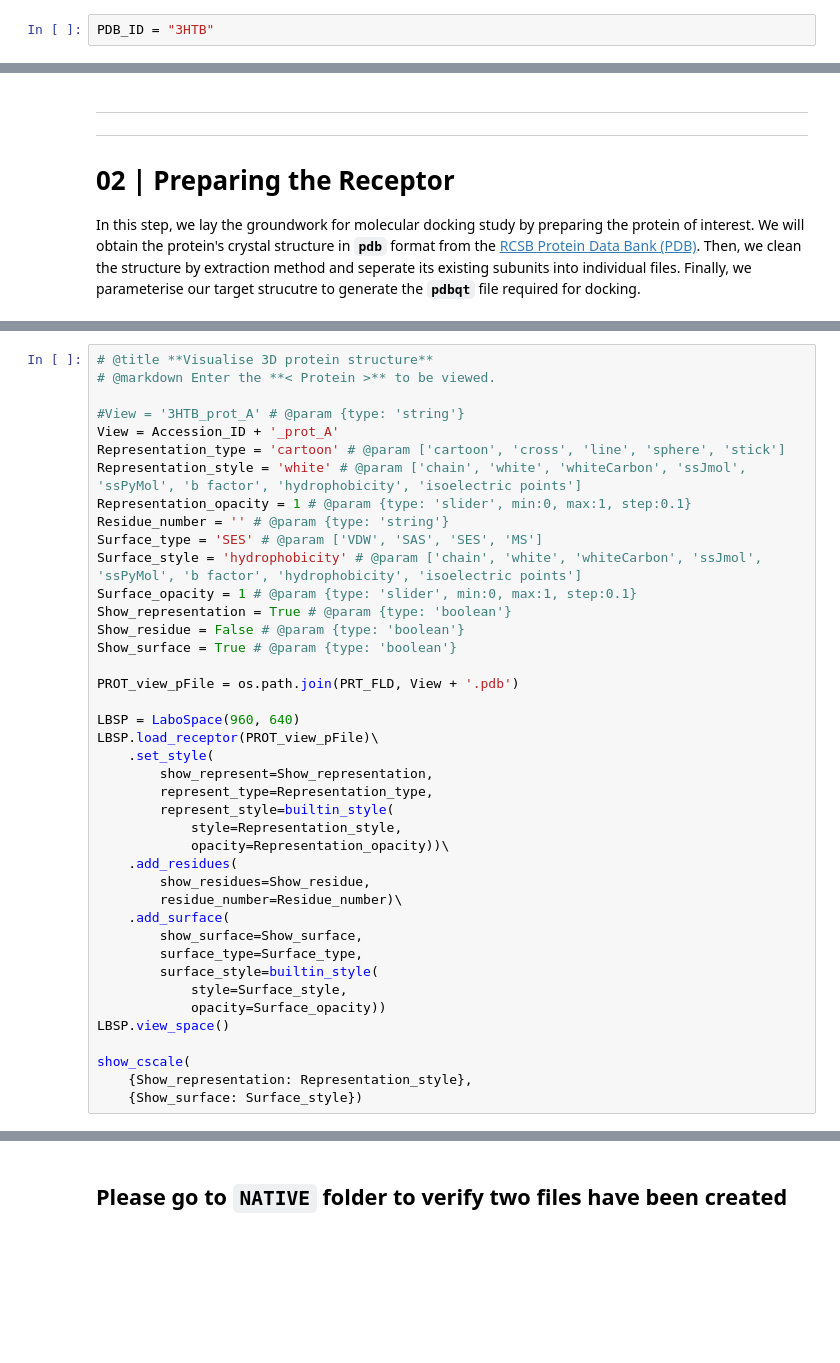
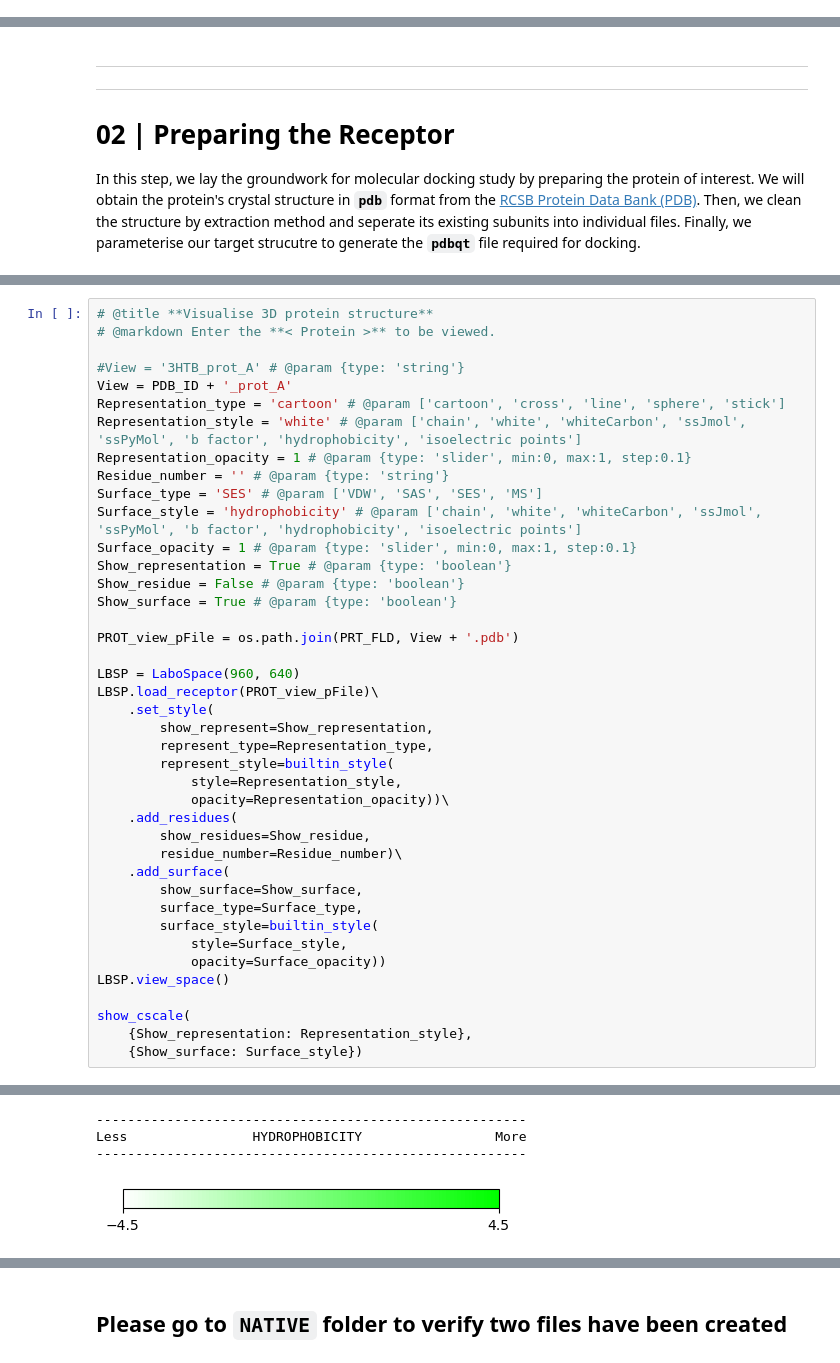
Before and after one commit to quantaosun/labodock_binder, a Jupyter notebook: labodock_native_interaction/webdock_in_house.ipynb, the cells around one changed output, grey strips where cells are left out. Drawn from its saved outputs; the diff is of its cells as text; blank space fills up the shorter version.

Commit message:
combined both docking and native interaction visua

```diff
--- a/labodock_native_interaction/webdock_in_house.ipynb
+++ b/labodock_native_interaction/webdock_in_house.ipynb
@@ -29,4 +90,2 @@ These enhancements collectively contribute to a more user-friendly and accessibl
 # %% [markdown]
 ## Please replace the next 3 string value, then from top left **Run** click **Run All Cells**
-# %%
-PDB_ID = "3HTB"
@@ -748,7 +925,7 @@ extract_chains(PDB_prot_pdb_pFile)
 # @markdown Enter the **< Protein >** to be viewed.
 
 #View = '3HTB_prot_A' # @param {type: 'string'}
-View = Accession_ID + '_prot_A'
+View = PDB_ID + '_prot_A'
 Representation_type = 'cartoon' # @param ['cartoon', 'cross', 'line', 'sphere', 'stick']
 Representation_style = 'white' # @param ['chain', 'white', 'whiteCarbon', 'ssJmol', 'ssPyMol', 'b factor', 'hydrophobicity', 'isoelectric points']
 Representation_opacity = 1 # @param {type: 'slider', min:0, max:1, step:0.1}
@@ -784,3 +961,4 @@ LBSP.view_space()
 show_cscale(
     {Show_representation: Representation_style},
     {Show_surface: Surface_style})
+# %% [output]
@@ -787,3 +966,7 @@ show_cscale(
+-------------------------------------------------------
+Less                HYDROPHOBICITY                 More
+-------------------------------------------------------
+[figure, added]
 # %%
 # @title **Parameterise protein with Gasteiger charges**
 # @markdown Enter the **< Target Protein >** to be parameterised.\
```
Also changed, not shown: parts of 28 cells of this notebook.
